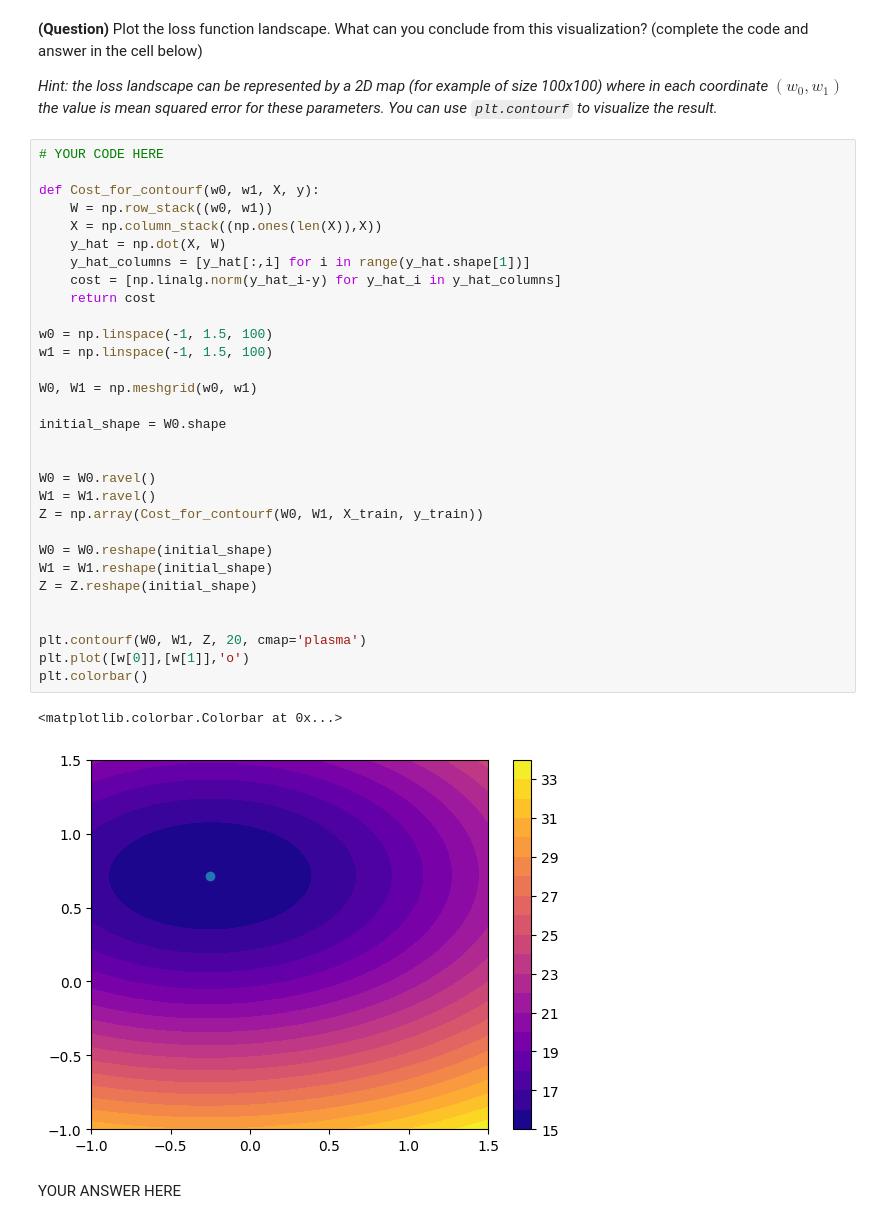
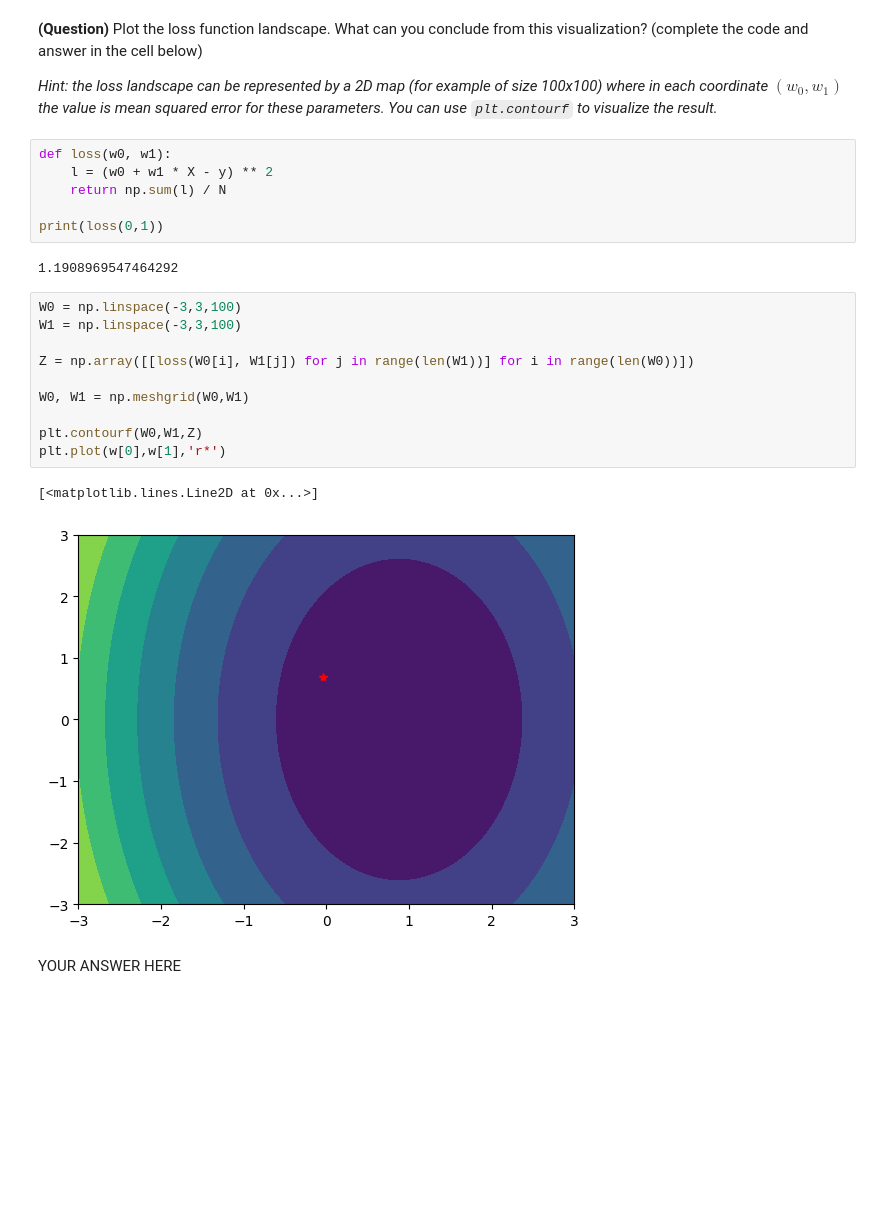
Before and after one commit to FaroukSoufary/IS318-Machine-Learning, a Jupyter notebook: ml-tp1.ipynb, the cells around one changed output. Saved outputs shown, nothing was run; the diff lists cells and outputs as text; blank space fills up the shorter version.

```diff
--- a/ml-tp1.ipynb
+++ b/ml-tp1.ipynb
@@ -102,40 +103,27 @@ YOUR ANSWER HERE
 **(Question)** Plot the loss function landscape. What can you conclude from this visualization? (complete the code and answer in the cell below)
 
 *Hint: the loss landscape can be represented by a 2D map (for example of size 100x100) where in each coordinate $(w_0, w_1)$ the value is mean squared error for these parameters. You can use `plt.contourf` to visualize the result.*
-# %%
-# YOUR CODE HERE
-
-def Cost_for_contourf(w0, w1, X, y):
-    W = np.row_stack((w0, w1))
-    X = np.column_stack((np.ones(len(X)),X))
-    y_hat = np.dot(X, W)
-    y_hat_columns = [y_hat[:,i] for i in range(y_hat.shape[1])]
-    cost = [np.linalg.norm(y_hat_i-y) for y_hat_i in y_hat_columns]
-    return cost
-
-w0 = np.linspace(-1, 1.5, 100)
-w1 = np.linspace(-1, 1.5, 100)
-
-W0, W1 = np.meshgrid(w0, w1)
-
-initial_shape = W0.shape
-
-
-W0 = W0.ravel()
-W1 = W1.ravel()
-Z = np.array(Cost_for_contourf(W0, W1, X_train, y_train))
-
-W0 = W0.reshape(initial_shape)
-W1 = W1.reshape(initial_shape)
-Z = Z.reshape(initial_shape)
-
-
-plt.contourf(W0, W1, Z, 20, cmap='plasma')
-plt.plot([w[0]],[w[1]],'o')
-plt.colorbar()
-# %% [output]
-<matplotlib.colorbar.Colorbar at 0x...>
-[figure, removed]
+# %%
+def loss(w0, w1):
+    l = (w0 + w1 * X - y) ** 2
+    return np.sum(l) / N
+
+print(loss(0,1))
+# %% [output]
+1.1908969547464292
+# %%
+W0 = np.linspace(-3,3,100)
+W1 = np.linspace(-3,3,100)
+
+Z = np.array([[loss(W0[i], W1[j]) for j in range(len(W1))] for i in range(len(W0))])
+
+W0, W1 = np.meshgrid(W0,W1)
+
+plt.contourf(W0,W1,Z)
+plt.plot(w[0],w[1],'r*')
+# %% [output]
+[<matplotlib.lines.Line2D at 0x...>]
+[figure, added]
 # %% [markdown]
 YOUR ANSWER HERE
 # %% [markdown]
```
Also changed, not shown: parts of 18 cells of this notebook.
